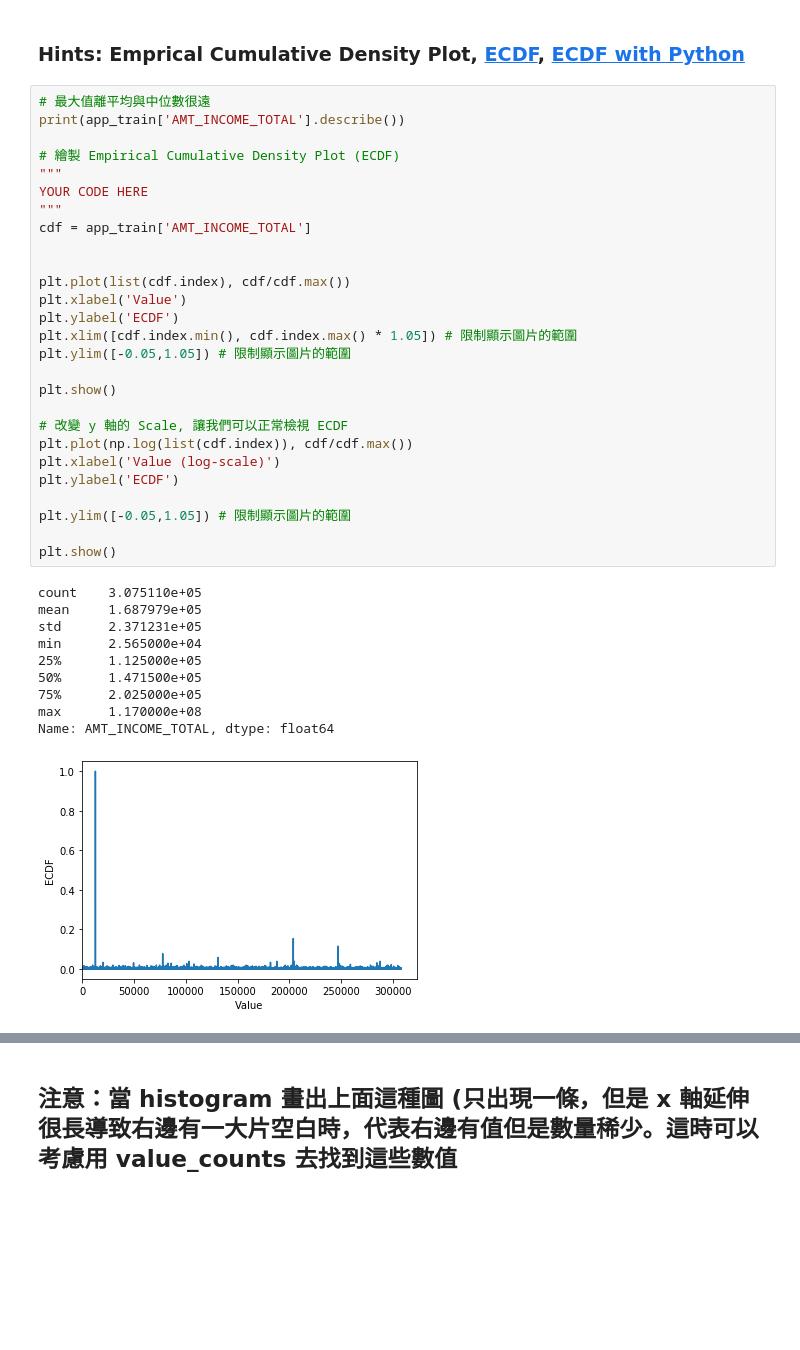
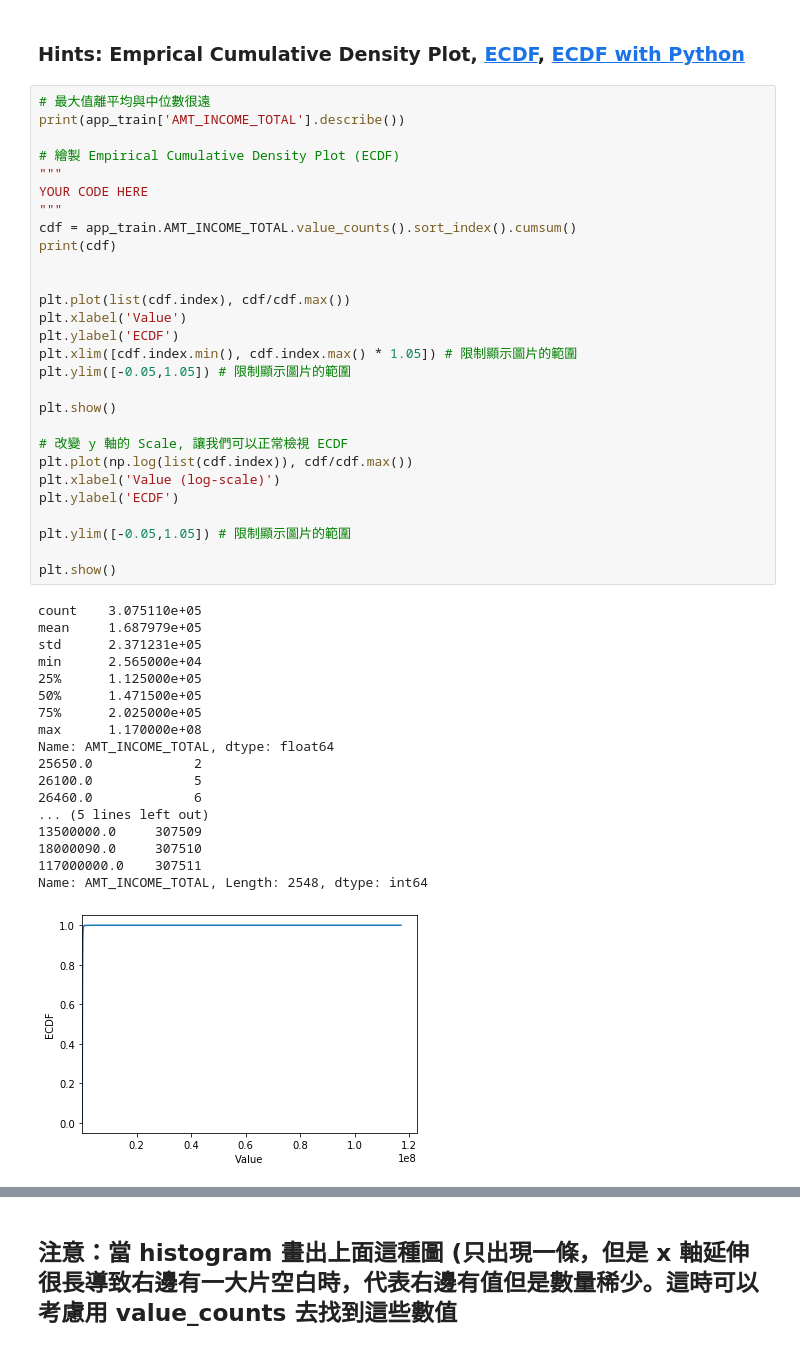
Before and after one commit to stevenHuang0604/ML100Days, a Jupyter notebook: homework/Day_009/Day_009_HW.ipynb, the cells around one changed output, grey strips where cells are left out. Cells and saved outputs as stored; diff of their text form; blank space fills up the shorter version.

```diff
--- a/homework/Day_009/Day_009_HW.ipynb
+++ b/homework/Day_009/Day_009_HW.ipynb
@@ -98,33 +98,42 @@ print(app_train['AMT_INCOME_TOTAL'].describe())
 """
 YOUR CODE HERE
 """
-cdf = app_train['AMT_INCOME_TOTAL']
+cdf = app_train.AMT_INCOME_TOTAL.value_counts().sort_index().cumsum()
+print(cdf)
 
 
 plt.plot(list(cdf.index), cdf/cdf.max())
 plt.xlabel('Value')
 plt.ylabel('ECDF')
 plt.xlim([cdf.index.min(), cdf.index.max() * 1.05]) # 限制顯示圖片的範圍
 plt.ylim([-0.05,1.05]) # 限制顯示圖片的範圍
 
 plt.show()
 
 # 改變 y 軸的 Scale, 讓我們可以正常檢視 ECDF
 plt.plot(np.log(list(cdf.index)), cdf/cdf.max())
 plt.xlabel('Value (log-scale)')
 plt.ylabel('ECDF')
 
 plt.ylim([-0.05,1.05]) # 限制顯示圖片的範圍
 
 plt.show()
 # %% [output]
 count    3.075110e+05
 mean     1.687979e+05
 std      2.371231e+05
 min      2.565000e+04
 25%      1.125000e+05
 50%      1.471500e+05
 75%      2.025000e+05
 max      1.170000e+08
 Name: AMT_INCOME_TOTAL, dtype: float64
+25650.0             2
+26100.0             5
+26460.0             6
+... (5 lines left out)
+13500000.0     307509
+18000090.0     307510
+117000000.0    307511
+Name: AMT_INCOME_TOTAL, Length: 2548, dtype: int64
-[figure, old version]
+[figure, new version]
```
Also changed, not shown: parts of 5 cells of this notebook.
